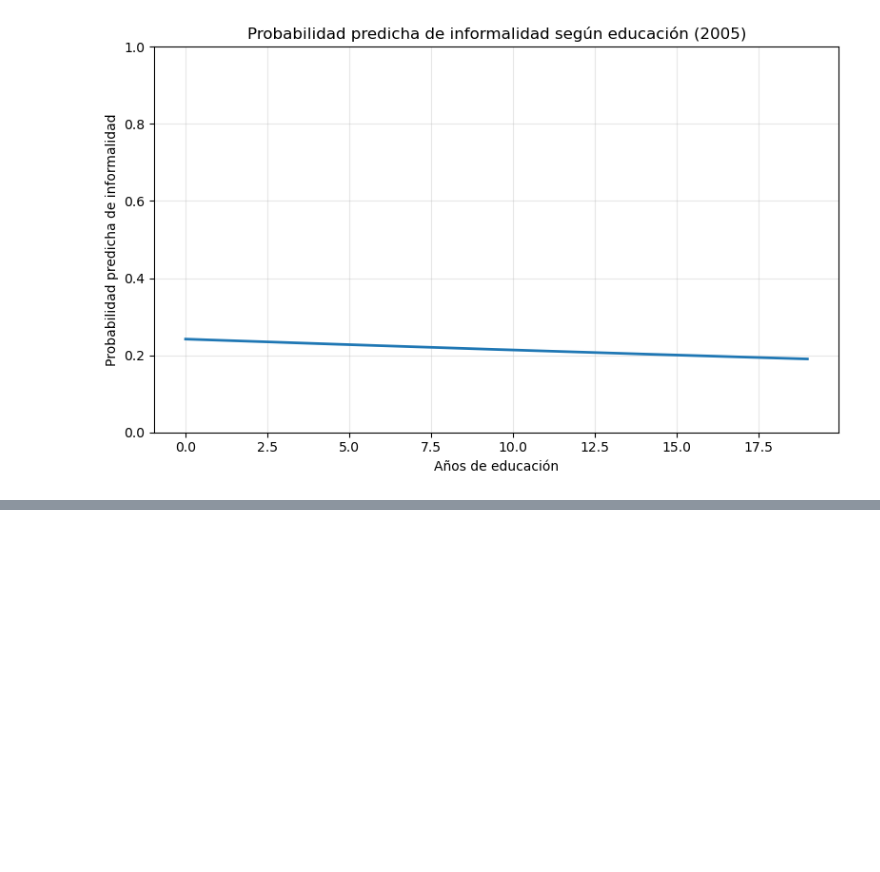
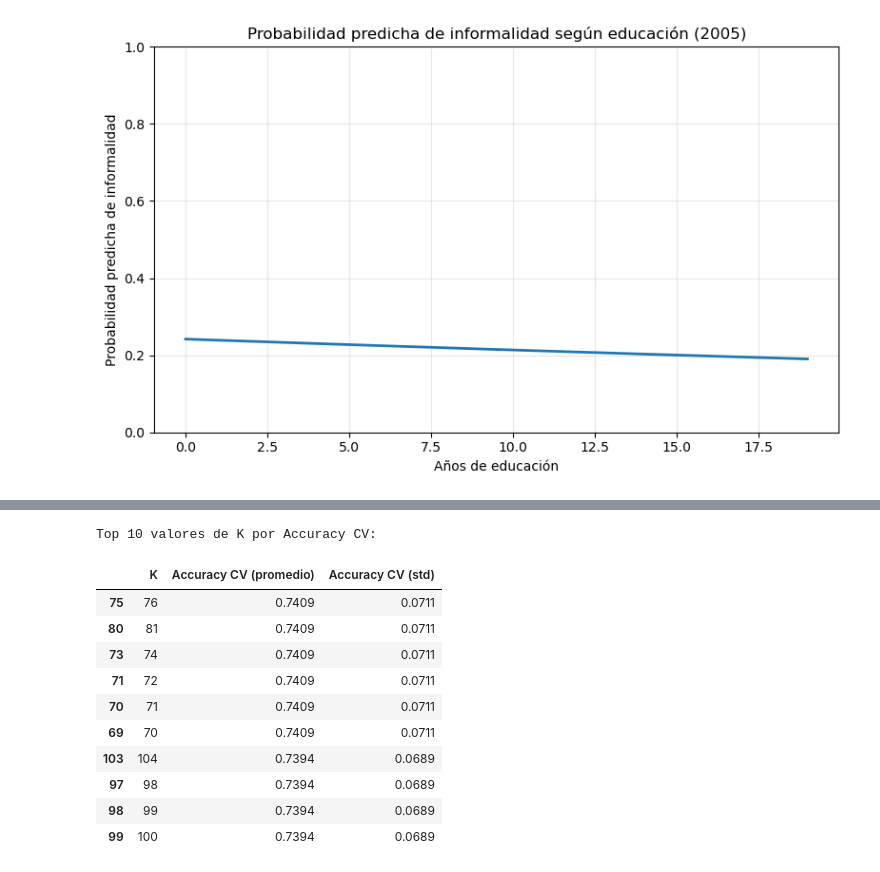
Before and after one commit to mariasolsampogna/E337_Grupo2, a Jupyter notebook: TP3/tp3.ipynb, the cells around one changed output, grey strips where cells are left out. Drawn from its saved outputs; the diff is of its cells as text; code cells hidden in the pictures; blank space fills up the shorter version.

```diff
--- a/TP3/tp3.ipynb
+++ b/TP3/tp3.ipynb
@@ -520,0 +702,31 @@ plt.show()
+# %%
+# Rango de K a evaluar
+k_range = range(1, 151)   # probamos K = 1, 2, ..., 150
+
+accuracy_cv = []   # accuracy promedio para cada K
+accuracy_std = []  # desvío estándar (para la banda de error del gráfico)
+
+X_train_arr = X2025_train.values
+y_train_arr = y2025_train.values
+
+for k in k_range:
+    # Pipeline: estandarizar → KNN
+    pipe = Pipeline([
+        ('scaler', StandardScaler()),
+        ('knn',    KNeighborsClassifier(n_neighbors=k))
+    ])
+    # cross_val_score hace el CV internamente
+    scores = cross_val_score(pipe, X_train_arr, y_train_arr,
+                             cv=kf, scoring='accuracy')
+    accuracy_cv.append(scores.mean())
+    accuracy_std.append(scores.std())
+
+accuracy_cv  = np.array(accuracy_cv)
+accuracy_std = np.array(accuracy_std)
+
+# K óptimo
+k_optimo = list(k_range)[np.argmax(accuracy_cv)]
+acc_optimo = accuracy_cv.max()
+
+print(f"K óptimo por CV:  K = {k_optimo}")
+print(f"Accuracy CV máx.: {acc_optimo:.4f}")
@@ -520,0 +781,25 @@ plt.show()
+# %%
+# ── Tabla resumen de los K evaluados ──────────────────────────────────────
+
+tabla_cv = pd.DataFrame({
+    'K': list(k_range),
+    'Accuracy CV (promedio)': accuracy_cv.round(4),
+    'Accuracy CV (std)': accuracy_std.round(4)
+})
+
+# Mostramos los 5 mejores K
+print("Top 10 valores de K por Accuracy CV:")
+display(tabla_cv.sort_values('Accuracy CV (promedio)', ascending=False).head(10))
+# %% [output]
+Top 10 valores de K por Accuracy CV:
+|  | K | Accuracy CV (promedio) | Accuracy CV (std) |
+| 75 | 76 | 0.7409 | 0.0711 |
+| 80 | 81 | 0.7409 | 0.0711 |
+| 73 | 74 | 0.7409 | 0.0711 |
+| 71 | 72 | 0.7409 | 0.0711 |
+| 70 | 71 | 0.7409 | 0.0711 |
+| 69 | 70 | 0.7409 | 0.0711 |
+| 103 | 104 | 0.7394 | 0.0689 |
+| 97 | 98 | 0.7394 | 0.0689 |
+| 98 | 99 | 0.7394 | 0.0689 |
+| 99 | 100 | 0.7394 | 0.0689 |
```
Also changed, not shown: parts of 29 cells of this notebook, 1 other file.
